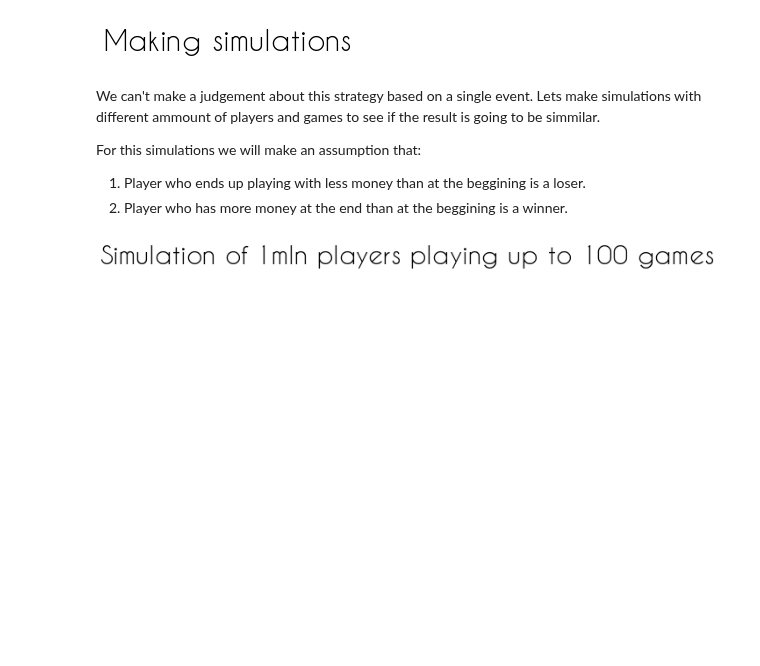
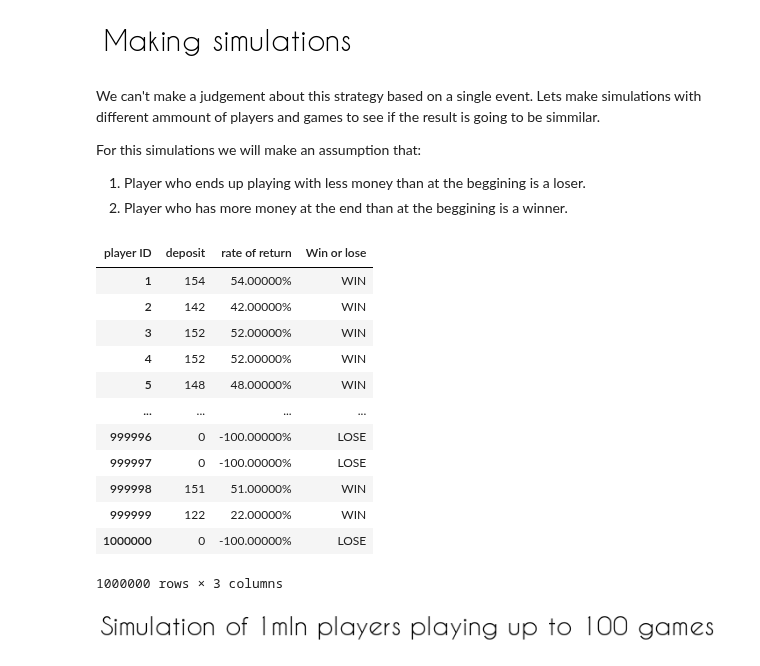
Before and after one commit to AdamSikorski/The-Martingale-betting-system, a Jupyter notebook: Martingale_system.ipynb, the cells around one changed output. Drawn from its saved outputs; the diff is of its cells as text; code cells hidden in the pictures; blank space fills up the shorter version.

```diff
--- a/Martingale_system.ipynb
+++ b/Martingale_system.ipynb
@@ -117,7 +117,7 @@ def single_simulation(): # function which simulates games history of a single pl
   global last_value_of_deposit
   last_value_of_deposit = 0
   global max_game_counter
-  max_game_counter = 1000
+  max_game_counter = 100
   while game_counter <= max_game_counter:
 
     deposit = deposit - bet
@@ -148,33 +148,47 @@ single_simulation()
 win_or_lose = []
 change_list = []
 winning_players = []
 total_loss = []
 mean = 0
 for i in range(len(lvod_list)):
   change = (lvod_list[i] - starting_deposit) / starting_deposit
   #print(change)
   percentage = "{:.5%}".format(change)
   change_list.append(percentage)
   if change == -1.0:
     total_loss.append(change)
   if change > 0.0:
     winning_players.append(change)
     win_or_lose.append("WIN")
   else:
     win_or_lose.append("LOSE")
   mean+=change
 mean = mean / number_of_players
 
 df = pd.DataFrame({'deposit': lvod_list,
                  'rate of return': change_list,
                   'Win or lose': win_or_lose})
 
 
 df = df.rename_axis('player ID') #renaming index column name
 df.columns.name = df.index.name
 df.index.name = None
 df.index = np.arange(1, len(df)+1) #making all column names stand in the same line
 df
+# %% [output]
+| player ID | deposit | rate of return | Win or lose |
+| 1 | 154 | 54.00000% | WIN |
+| 2 | 142 | 42.00000% | WIN |
+| 3 | 152 | 52.00000% | WIN |
+| 4 | 152 | 52.00000% | WIN |
+| 5 | 148 | 48.00000% | WIN |
+| ... | ... | ... | ... |
+| 999996 | 0 | -100.00000% | LOSE |
+| 999997 | 0 | -100.00000% | LOSE |
+| 999998 | 151 | 51.00000% | WIN |
+| 999999 | 122 | 22.00000% | WIN |
+| 1000000 | 0 | -100.00000% | LOSE |
+1000000 rows × 3 columns
 # %% [markdown]
 ![image.png](embedded-picture-1)
 # %%
```
Also changed, not shown: parts of 4 cells of this notebook.
